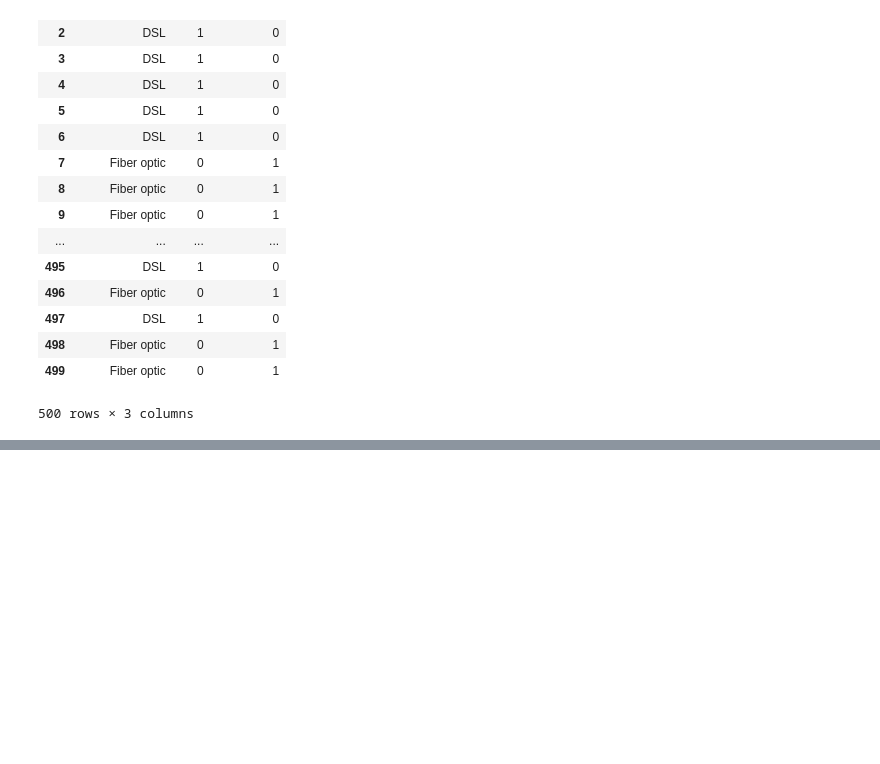
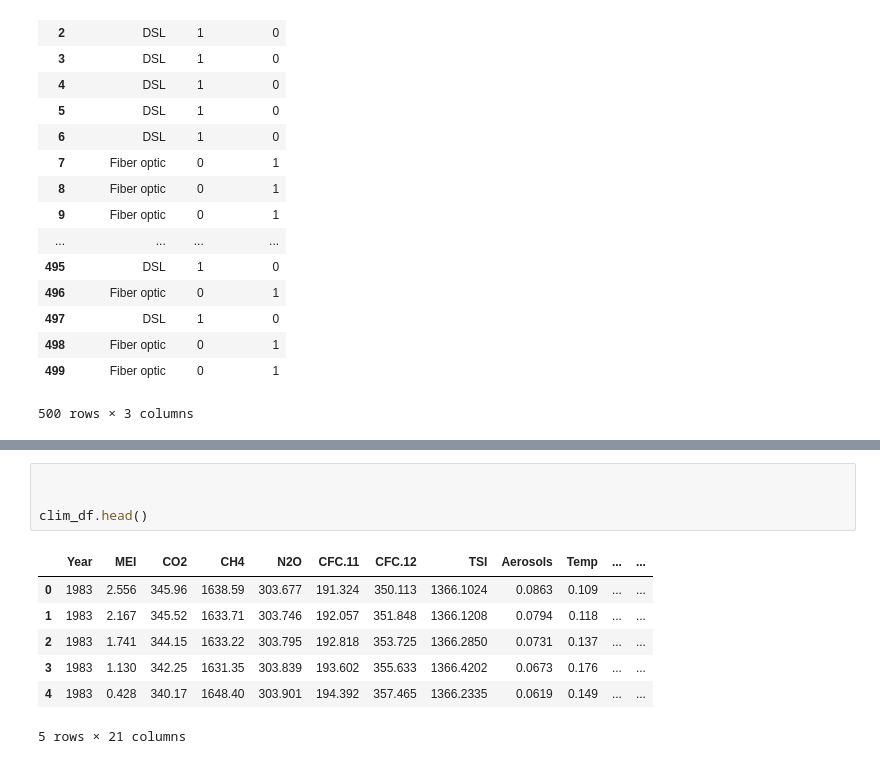
Before and after one commit to magtanggol03/dec130, a Jupyter notebook: notebooks/01 Regression Analysis.ipynb, the cells around one changed output, grey strips where cells are left out. Cells and saved outputs as stored; diff of their text form; blank space fills up the shorter version.

```diff
--- a/notebooks/01 Regression Analysis.ipynb
+++ b/notebooks/01 Regression Analysis.ipynb
@@ -532,0 +757,12 @@ pd.concat([churn_df['InternetService'], pd.get_dummies(churn_df['InternetService
+# %%
+
+
+clim_df.head()
+# %% [output]
+|  | Year | MEI | CO2 | CH4 | N2O | CFC.11 | CFC.12 | TSI | Aerosols | Temp | ... | ... |
+| 0 | 1983 | 2.556 | 345.96 | 1638.59 | 303.677 | 191.324 | 350.113 | 1366.1024 | 0.0863 | 0.109 | ... | ... |
+| 1 | 1983 | 2.167 | 345.52 | 1633.71 | 303.746 | 192.057 | 351.848 | 1366.1208 | 0.0794 | 0.118 | ... | ... |
+| 2 | 1983 | 1.741 | 344.15 | 1633.22 | 303.795 | 192.818 | 353.725 | 1366.2850 | 0.0731 | 0.137 | ... | ... |
+| 3 | 1983 | 1.130 | 342.25 | 1631.35 | 303.839 | 193.602 | 355.633 | 1366.4202 | 0.0673 | 0.176 | ... | ... |
+| 4 | 1983 | 0.428 | 340.17 | 1648.40 | 303.901 | 194.392 | 357.465 | 1366.2335 | 0.0619 | 0.149 | ... | ... |
+5 rows × 21 columns
```
Also changed, not shown: parts of 13 cells of this notebook, 4 other files.
